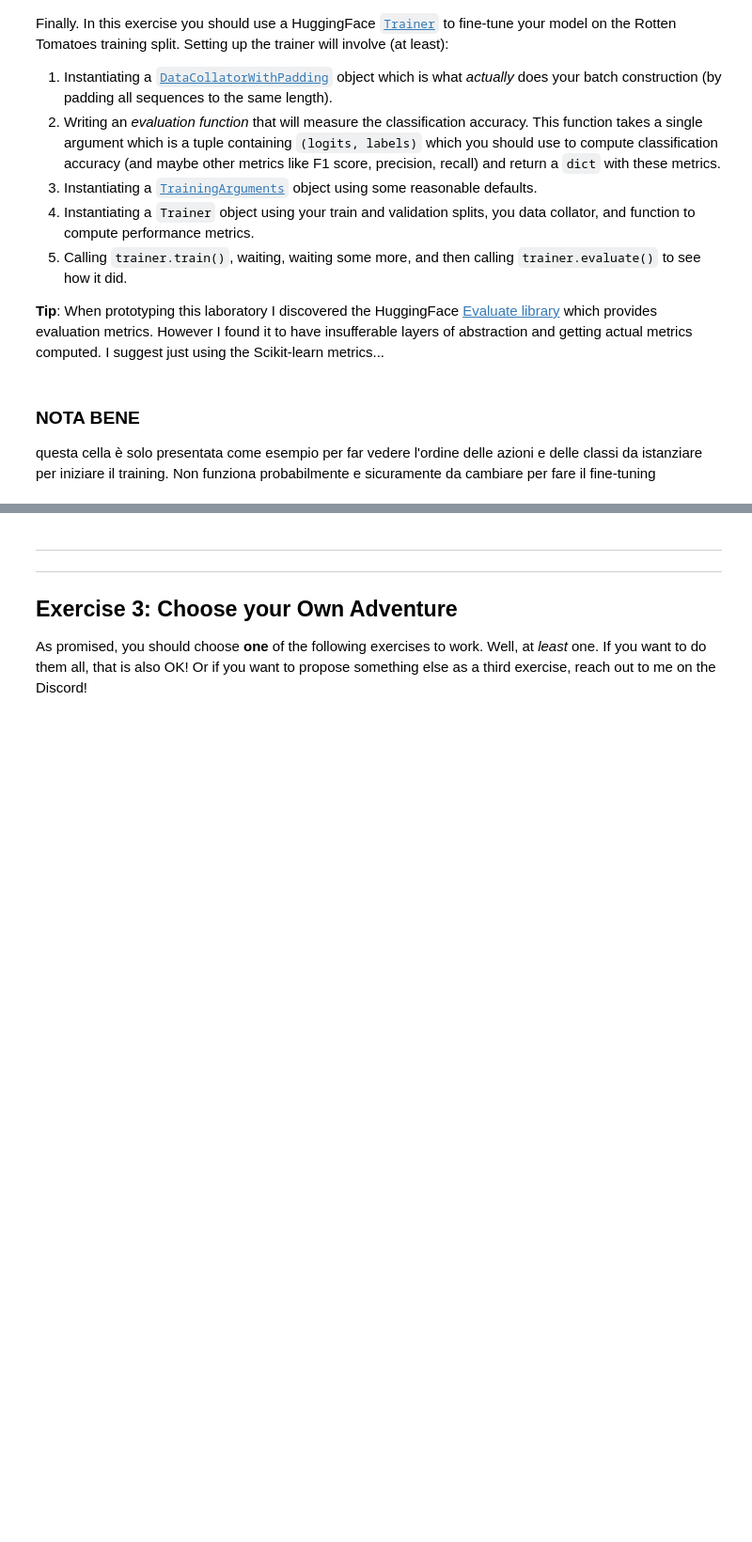
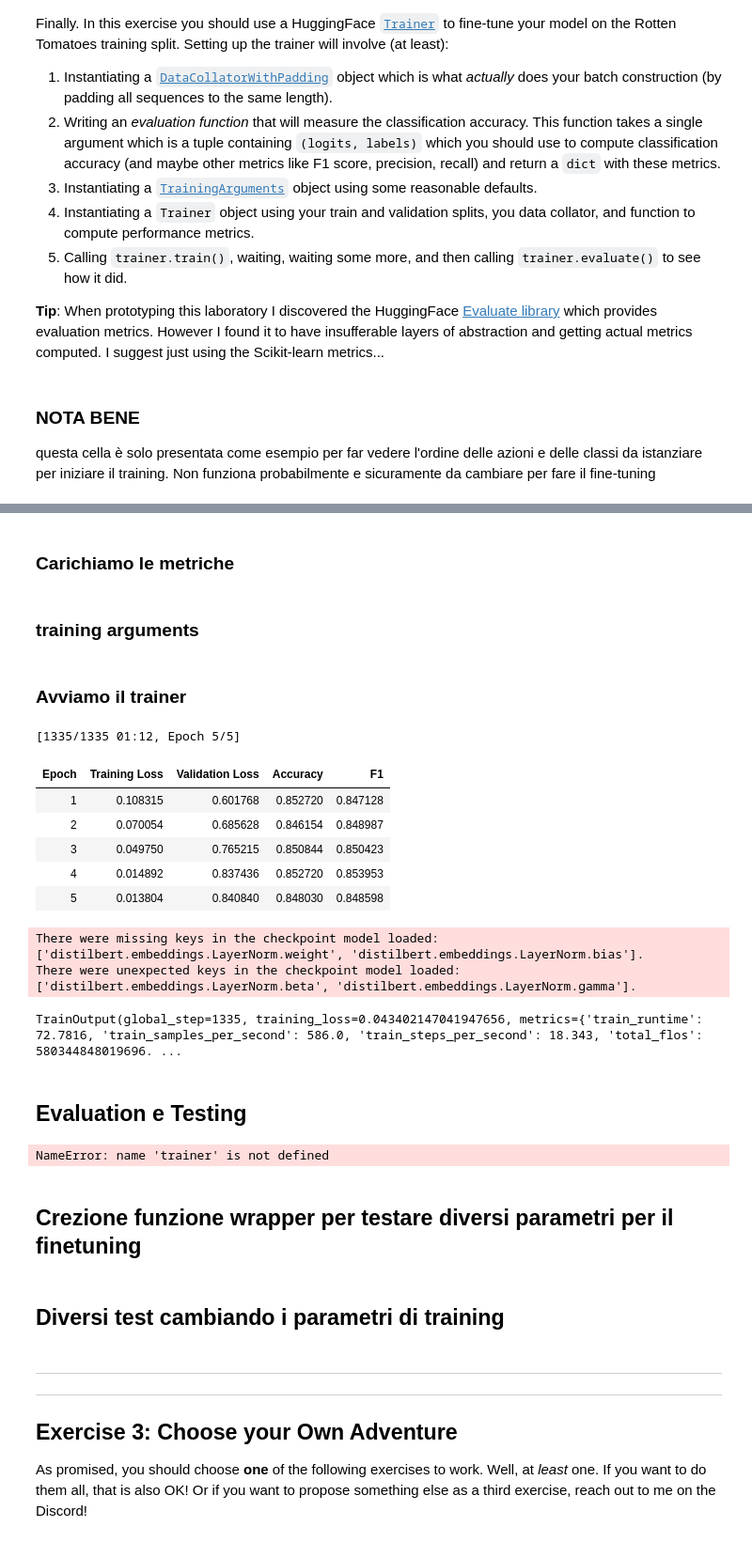
Before and after one commit to Pennelli02/DLA_Labs, a Jupyter notebook: Lab2/DLA-Lab2.ipynb, the cells around one changed output, grey strips where cells are left out. Shown at 94% size. Cells and saved outputs as stored; diff of their text form; code cells hidden in the pictures; blank space fills up the shorter version.

Commit message:
finished the structure of second exercise of lab2

```diff
--- a/Lab2/DLA-Lab2.ipynb
+++ b/Lab2/DLA-Lab2.ipynb
@@ -756,0 +759,22 @@ TrainOutput(global_step=1335, training_loss=0.20783861256535915, metrics={'train
+# %% [markdown]
+### Carichiamo le metriche
+# %%
+# sappiamo che le classi non sono sbilanciate prendiamo semplicemente come metriche l'accuratezza e per sicurezza f1
+import evaluate
+
+accuracy = evaluate.load("accuracy")
+f1 = evaluate.load("f1")
+
+def compute_metrics(eval_pred):
+    logits, labels = eval_pred
+    predictions = np.argmax(logits, axis=-1)  # prendi la classe con score più alto
+
+    acc = accuracy.compute(predictions=predictions, references=labels)
+    f1_score = f1.compute(predictions=predictions, references=labels, average="binary")
+
+    return {
+        "accuracy": acc["accuracy"],
+        "f1": f1_score["f1"]
+    }
+# %% [markdown]
+### training arguments
@@ -756,0 +818,39 @@ TrainOutput(global_step=1335, training_loss=0.20783861256535915, metrics={'train
+# %% [markdown]
+### Avviamo il trainer
+# %%
+# Mapping
+tok_train = ds_train.map(preprocess_func, batched=True)
+tok_val = ds_val.map(preprocess_func, batched=True)
+tok_test = ds_test.map(preprocess_func, batched=True)
+
+
+
+trainer=Trainer(model=cls_model, args=train_args, train_dataset=tok_train, data_collator=data_coll,
+eval_dataset=tok_val, compute_metrics=compute_metrics)
+
+trainer.train()
+# %% [output]
+[1335/1335 01:12, Epoch 5/5]
+| Epoch | Training Loss | Validation Loss | Accuracy | F1 |
+| 1 | 0.108315 | 0.601768 | 0.852720 | 0.847128 |
+| 2 | 0.070054 | 0.685628 | 0.846154 | 0.848987 |
+| 3 | 0.049750 | 0.765215 | 0.850844 | 0.850423 |
+| 4 | 0.014892 | 0.837436 | 0.852720 | 0.853953 |
+| 5 | 0.013804 | 0.840840 | 0.848030 | 0.848598 |
+There were missing keys in the checkpoint model loaded: ['distilbert.embeddings.LayerNorm.weight', 'distilbert.embeddings.LayerNorm.bias'].
+There were unexpected keys in the checkpoint model loaded: ['distilbert.embeddings.LayerNorm.beta', 'distilbert.embeddings.LayerNorm.gamma'].
+TrainOutput(global_step=1335, training_loss=0.043402147041947656, metrics={'train_runtime': 72.7816, 'train_samples_per_second': 586.0, 'train_steps_per_second': 18.343, 'total_flos': 580344848019696. ...
+# %% [markdown]
+## Evaluation e Testing
+# %%
+# Validazione
+val_results = trainer.evaluate(eval_dataset=tok_val) # in realtà lo fa all'interno di train, ma lo faccio per una conferma finale della validazione presa
+print(val_results)
+
+# Testing
+test_results = trainer.predict(tok_test)
+print(test_results.metrics)
+# %% [output]
+NameError: name 'trainer' is not defined
+# %% [markdown]
+## Crezione funzione wrapper per testare diversi parametri per il finetuning
@@ -756,0 +865,2 @@ TrainOutput(global_step=1335, training_loss=0.20783861256535915, metrics={'train
+# %% [markdown]
+## Diversi test cambiando i parametri di training
```
Also changed, not shown: parts of 15 cells of this notebook.
